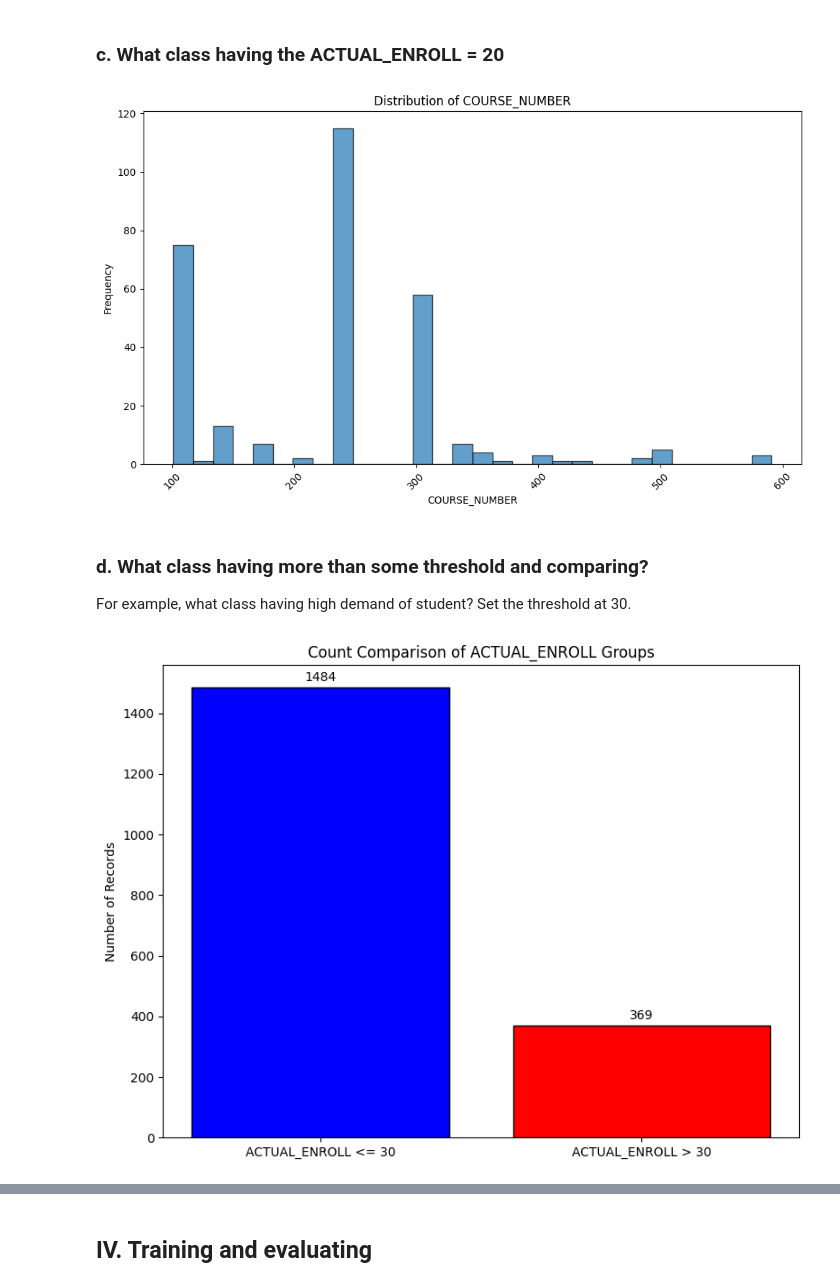
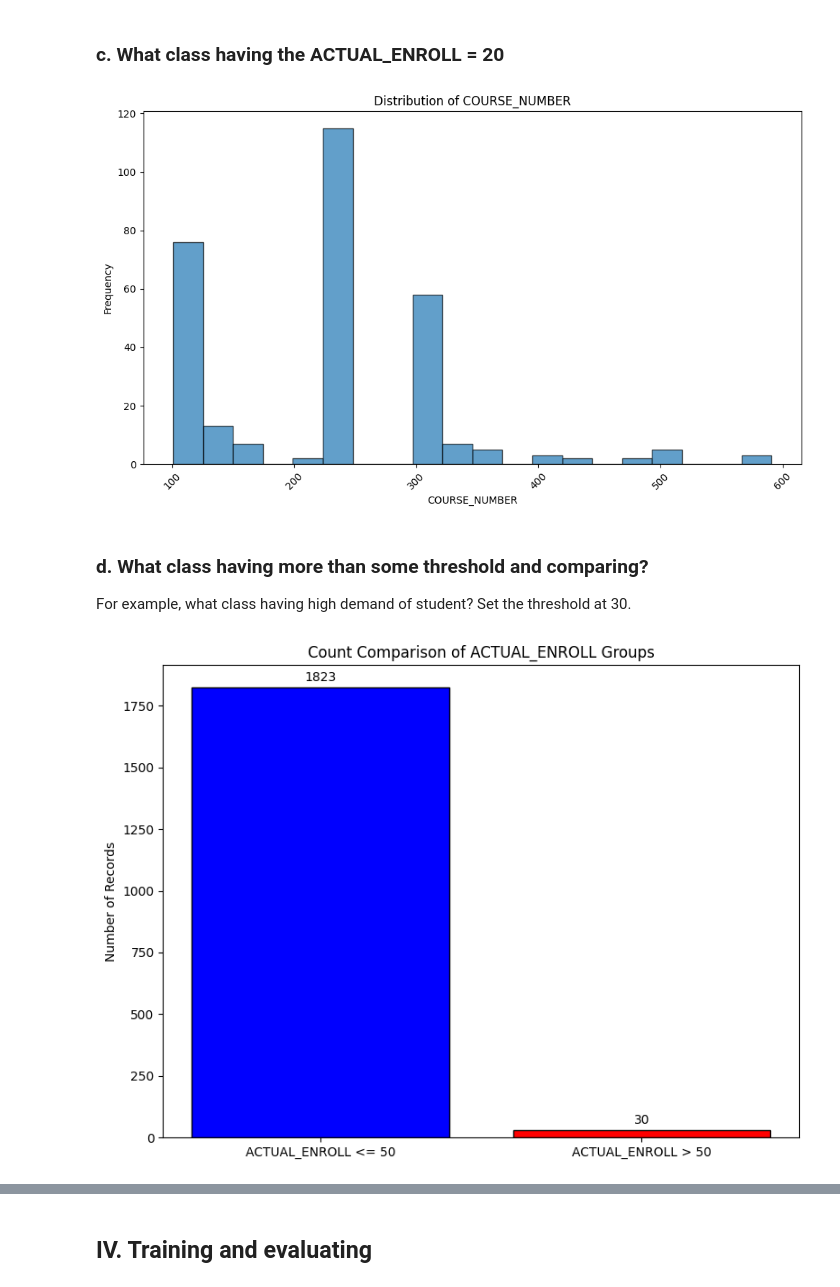
Before and after one commit to jennings-isaac/Enrollment_Forecasting, a Jupyter notebook: Tutorial.ipynb, the cells around one changed output, grey strips where cells are left out. Saved outputs shown, nothing was run; the diff lists cells and outputs as text; code cells hidden in the pictures.

```diff
--- a/Tutorial.ipynb
+++ b/Tutorial.ipynb
@@ -297,20 +297,20 @@ plot_distribution(ml_dataset, column = column_name , bins = bins, label_rotation
 ### c. What class having the ACTUAL_ENROLL = 20
 # %%
 column_name =  'COURSE_NUMBER'
-bins = 30
+bins = 20
 actual_enroll = 20
 filtered_df = ml_dataset[ml_dataset['ACTUAL_ENROLL'] == actual_enroll]
 plot_distribution(filtered_df, column = column_name , bins = bins)
 # %% [output]
-[figure, old version]
+[figure, new version]
 # %% [markdown]
 ### d. What class having more than some threshold and comparing?
 For example, what class having high demand of student? Set the threshold at 30.
 # %%
 column_name =  'COURSE_NUMBER'
 bins = 30
-threshold = 30
+threshold = 50
 plot_enroll_comparison(ml_dataset, threshold=threshold, bins=bins, label_rotation=0)
 # %% [output]
-[figure, old version]
+[figure, new version]
 # %%
```
Also changed, not shown: parts of 2 cells of this notebook.
